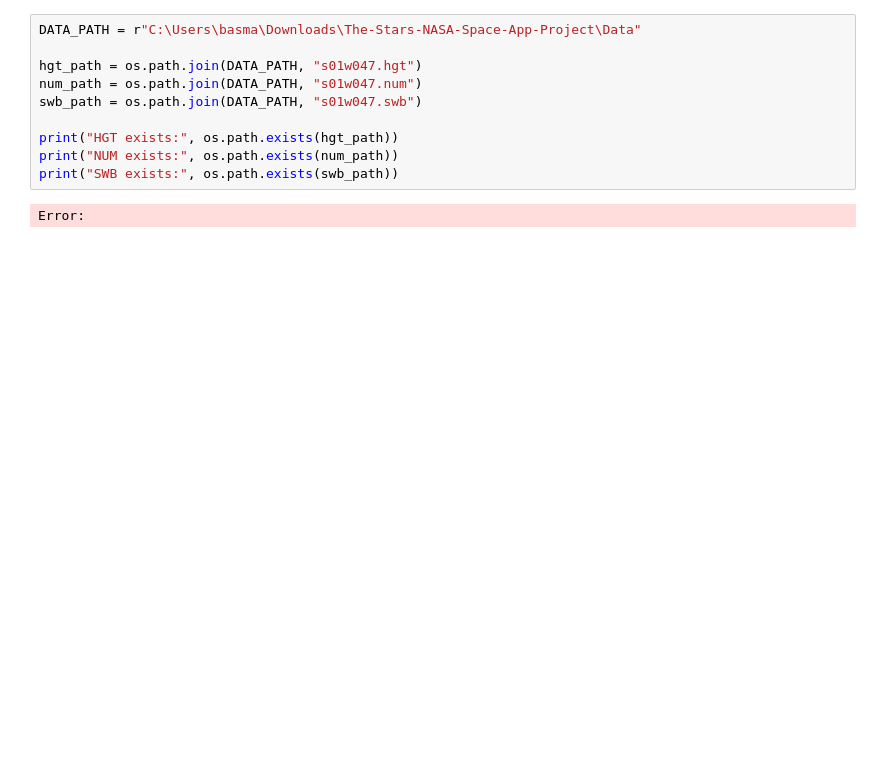
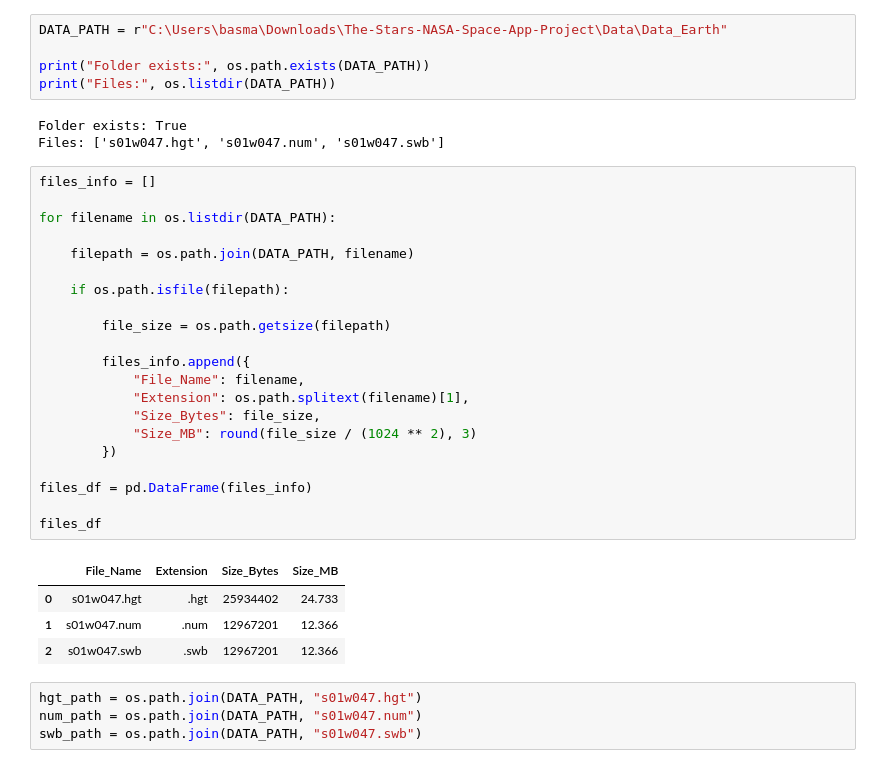
Before and after one commit to jana-hamdi/The-Stars-NASA-Space-App-Project, a Jupyter notebook: notebook/analysis.ipynb, the cells around one changed output. Drawn from its saved outputs; the diff is of its cells as text; blank space fills up the shorter version.

```diff
--- a/notebook/analysis.ipynb
+++ b/notebook/analysis.ipynb
@@ -6,12 +6,38 @@ Error:
 # %%
-DATA_PATH = r"C:\Users\basma\Downloads\The-Stars-NASA-Space-App-Project\Data"
+DATA_PATH = r"C:\Users\basma\Downloads\The-Stars-NASA-Space-App-Project\Data\Data_Earth"
 
-hgt_path = os.path.join(DATA_PATH, "s01w047.hgt")
-num_path = os.path.join(DATA_PATH, "s01w047.num")
-swb_path = os.path.join(DATA_PATH, "s01w047.swb")
-
-print("HGT exists:", os.path.exists(hgt_path))
-print("NUM exists:", os.path.exists(num_path))
-print("SWB exists:", os.path.exists(swb_path))
+print("Folder exists:", os.path.exists(DATA_PATH))
+print("Files:", os.listdir(DATA_PATH))
 # %% [output]
-Error:
+Folder exists: True
+Files: ['s01w047.hgt', 's01w047.num', 's01w047.swb']
+# %%
+files_info = []
+
+for filename in os.listdir(DATA_PATH):
+
+    filepath = os.path.join(DATA_PATH, filename)
+
+    if os.path.isfile(filepath):
+
+        file_size = os.path.getsize(filepath)
+
+        files_info.append({
+            "File_Name": filename,
+            "Extension": os.path.splitext(filename)[1],
+            "Size_Bytes": file_size,
+            "Size_MB": round(file_size / (1024 ** 2), 3)
+        })
+
+files_df = pd.DataFrame(files_info)
+
+files_df
+# %% [output]
+|  | File_Name | Extension | Size_Bytes | Size_MB |
+| 0 | s01w047.hgt | .hgt | 25934402 | 24.733 |
+| 1 | s01w047.num | .num | 12967201 | 12.366 |
+| 2 | s01w047.swb | .swb | 12967201 | 12.366 |
+# %%
+hgt_path = os.path.join(DATA_PATH, "s01w047.hgt")
+num_path = os.path.join(DATA_PATH, "s01w047.num")
+swb_path = os.path.join(DATA_PATH, "s01w047.swb")
```
Also changed, not shown: parts of 11 cells of this notebook.
